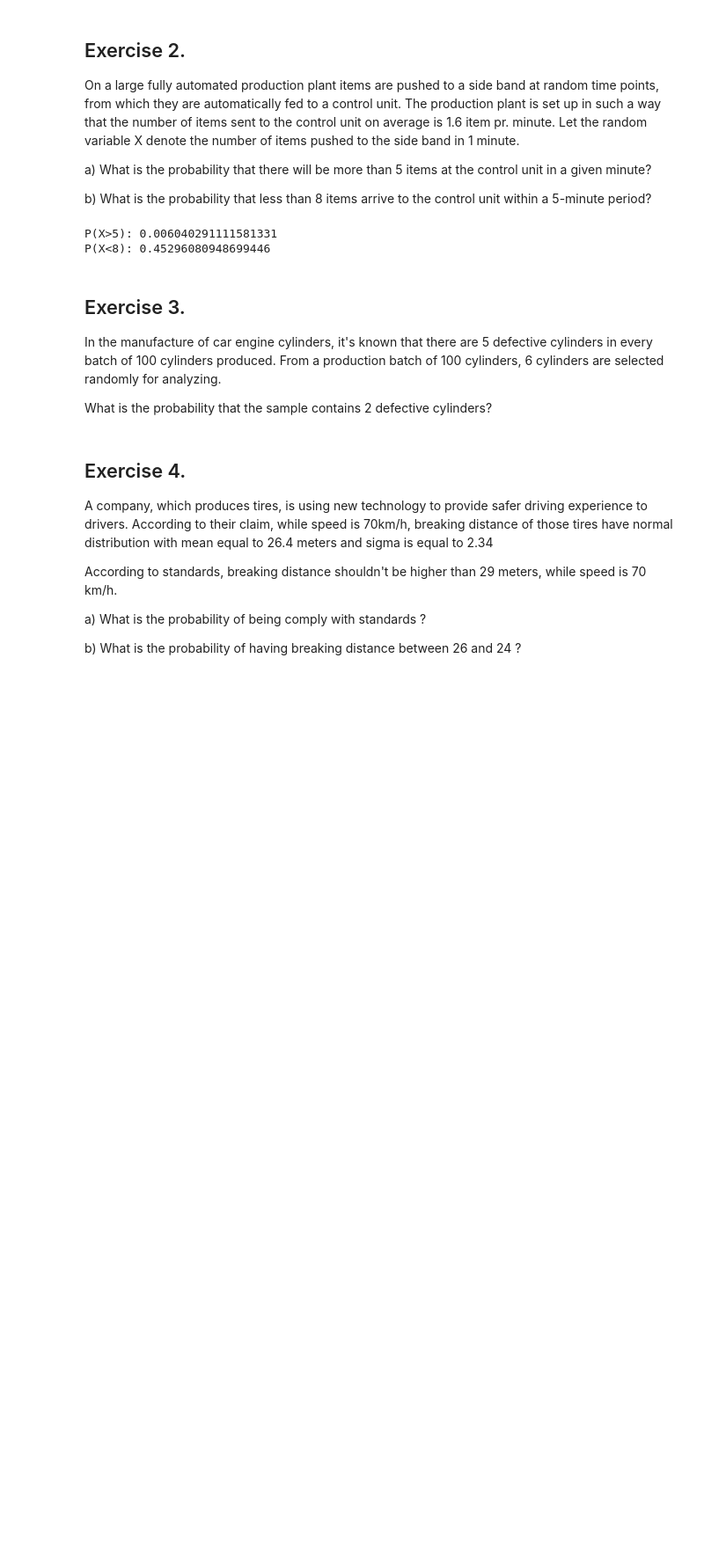
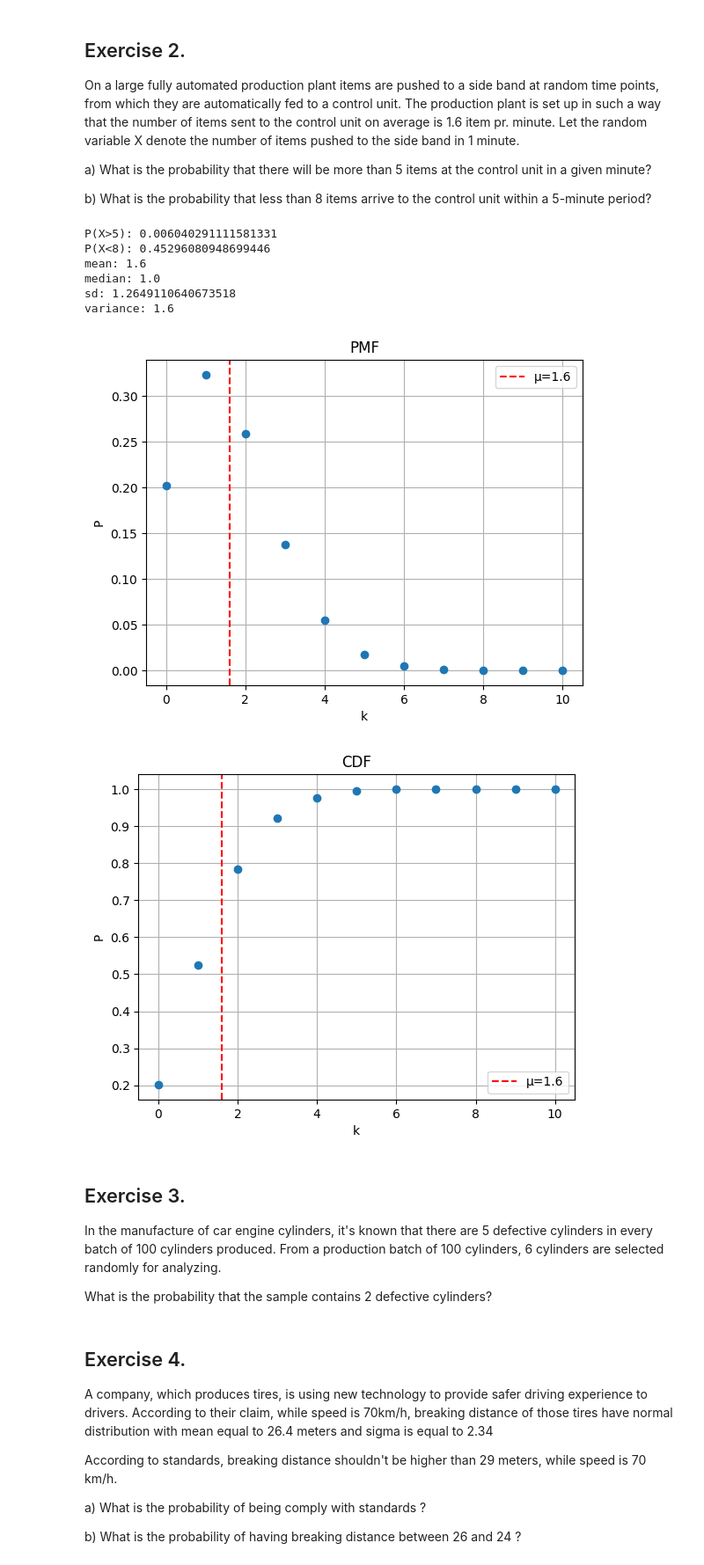
Before and after one commit to rszgosz/Mathematical-Statistics, a Jupyter notebook: Distributions.ipynb, the cells around one changed output. Shown at 88% size. Cells and saved outputs as stored; diff of their text form; code cells hidden in the pictures; blank space fills up the shorter version.

```diff
--- a/Distributions.ipynb
+++ b/Distributions.ipynb
@@ -85,16 +120,61 @@ a) What is the probability that there will be more than 5 items at the control u
 
 b) What is the probability that less than 8 items arrive to the control unit within a 5-minute period?
 # %%
-more_than_5 = 1 - poisson.cdf(5,1.6)
+lam = 1.6
+n= 10
+
+more_than_5 = 1 - poisson.cdf(5,lam)
 print(f"P(X>5): {more_than_5}")
 
-less_than_8 = poisson.cdf(7,5*1.6)
+less_than_8 = poisson.cdf(7,5*lam)
 print(f"P(X<8): {less_than_8}")
 
+
+mu = poisson.mean(lam)
+median = poisson.median(lam)
+sd = poisson.std(lam)
+var = poisson.var(lam)
+
+print(f"""mean: {mu}
+median: {median}
+sd: {sd}
+variance: {var}
+""")
+
+
+x = np.arange(0, n+1)
+plt.plot(x, poisson.pmf(x, lam), 'o')
+plt.xlabel('k')
+plt.ylabel('P')
+plt.title('PMF')
+plt.grid(True)
+plt.axvline(x=lam, color='red', linestyle='--', label=f'μ={lam}')
+plt.legend()
+plt.show()
+
+
+x = np.arange(0, n+1)
+plt.plot(x, poisson.cdf(x, lam), 'o')
+plt.xlabel('k')
+plt.ylabel('P')
+plt.title('CDF')
+plt.grid(True)
+plt.axvline(x=lam, color='red', linestyle='--', label=f'μ={lam}')
+plt.legend()
+plt.show()
+
+
+
 # plot those dist, mark with red: our results
 # %% [output]
 P(X>5): 0.006040291111581331
 P(X<8): 0.45296080948699446
+mean: 1.6
+median: 1.0
+sd: 1.2649110640673518
+variance: 1.6
+[figure, added]
+[figure, added]
 # %% [markdown]
 ## Exercise 3.
 
```
Also changed, not shown: parts of 2 cells of this notebook.
